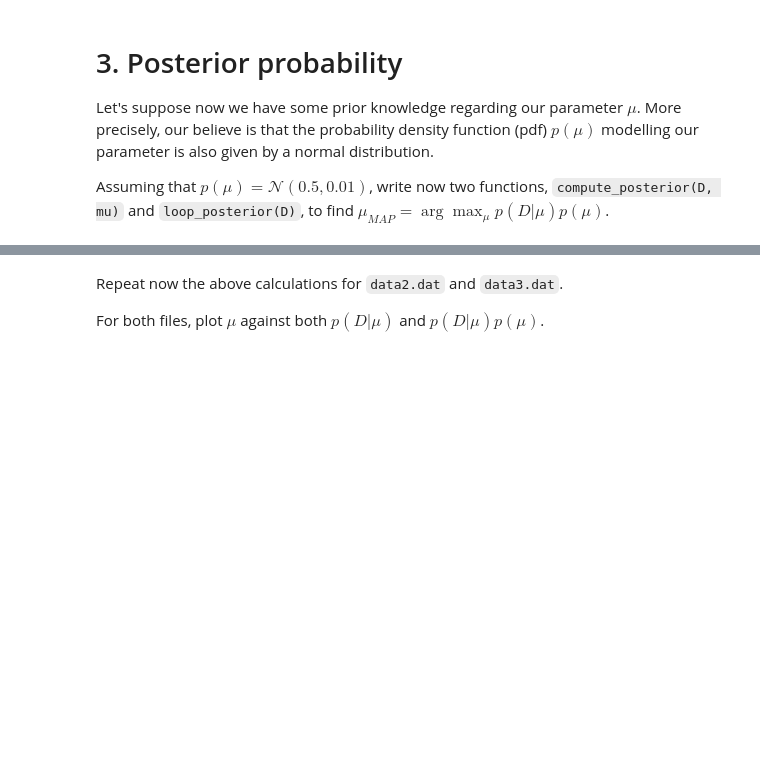
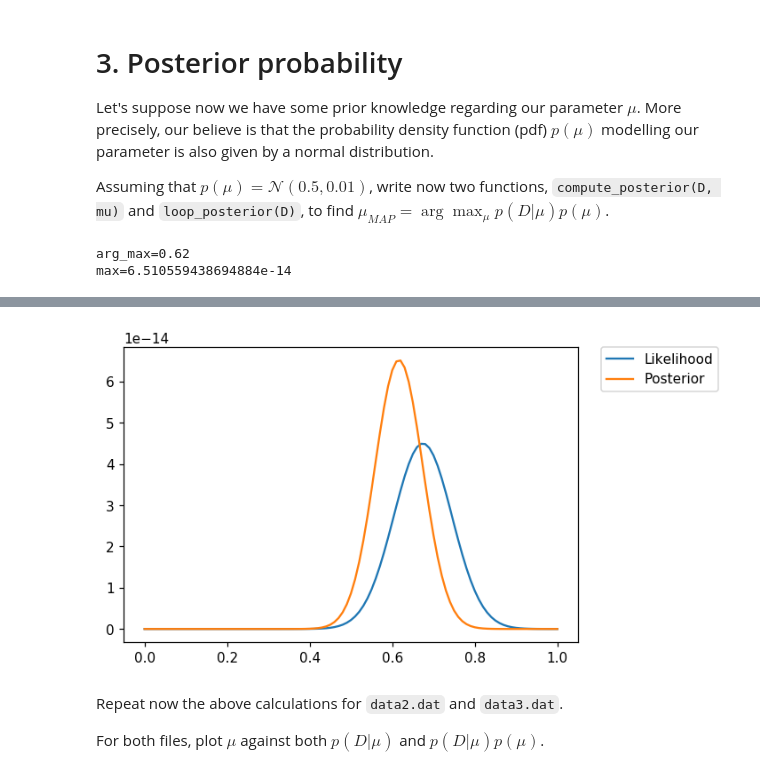
Before and after one commit to RileyEv/lab_sheets_public, a Jupyter notebook: lab_4/labsheet4.ipynb, the cells around one changed output, grey strips where cells are left out. Drawn from its saved outputs; the diff is of its cells as text; code cells hidden in the pictures; blank space fills up the shorter version.

```diff
--- a/lab_4/labsheet4.ipynb
+++ b/lab_4/labsheet4.ipynb
@@ -123,3 +173,27 @@ Assuming that $p(\mu) = \mathcal{N}(0.5,0.01)$, write now two functions, `comput
+# %%
+# write your code here
+def compute_posterior(data, mu):
+    likelihood = compute_likelihood(data, mu)
+    prior = stats.norm.pdf(mu, loc=0.5, scale=0.1)
+    return likelihood*prior
+
+def loop_posterior(data, size=101):
+    L = np.zeros(shape=(size, 2))
+
+    for i, mu in enumerate(np.linspace(0, 1, size)):
+        posterior = compute_posterior(data, mu)
+        L[i, :] = (mu, posterior)
+    return L
+
+P = loop_posterior(data1)
+max_map_index = P[:,1].argmax()
+arg_max_map, max_map = P[max_map_index,:]
+
+print('arg_max={}'.format(arg_max_map))
+print('max={}'.format(max_map))
+# %% [output]
+arg_max=0.62
+max=6.510559438694884e-14
 # %% [markdown]
 ### Visual interpretation
 
@@ -131,3 +203,11 @@ Now plot $\mu$ against both $p(D|\mu)$ and $p(D|\mu)p(\mu)$ similar to the graph
+# %%
+# write your code here
+plt.plot(L[:, 0], L[:, 1], label="Likelihood")
+plt.plot(P[:, 0], P[:, 1], label="Posterior")
+plt.legend(bbox_to_anchor=(1.05, 1), loc=2, borderaxespad=0.)
+plt.show()
+# %% [output]
+[figure, added]
 # %% [markdown]
 Repeat now the above calculations for `data2.dat` and `data3.dat`.
 
```
Also changed, not shown: parts of 13 cells of this notebook.
